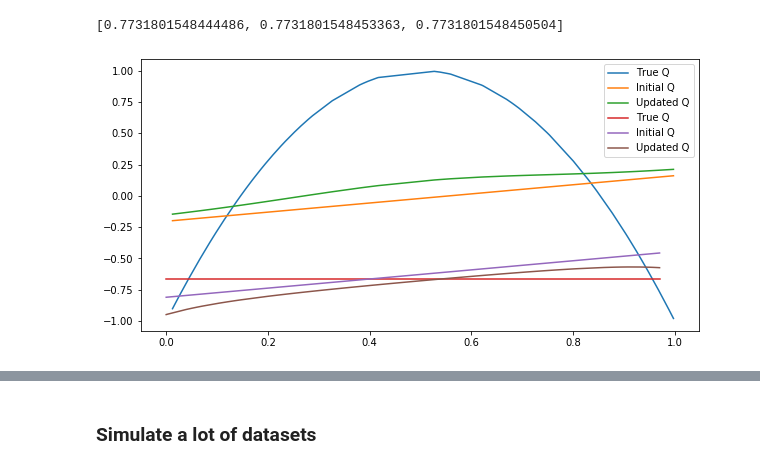
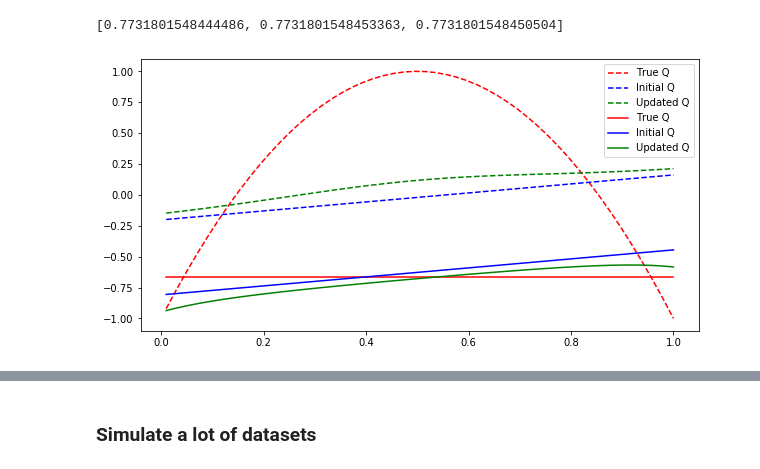
Before and after one commit to AlexanderChristgau/Semiparametric-inference, a Jupyter notebook: TMLE2.ipynb, the cells around one changed output, grey strips where cells are left out. Drawn from its saved outputs; the diff is of its cells as text; code cells hidden in the pictures.

```diff
--- a/TMLE2.ipynb
+++ b/TMLE2.ipynb
@@ -168,23 +168,19 @@ for i in range(4):
 [0.7731801548444486, 0.7731801548453363, 0.7731801548450504]
 # %%
 ## Plot the targeted Q and g:
-
-w0 = W[A==0]
-w0.sort()
-w1 = W[A==1]
-w1.sort()
+t = np.linspace(0.01,1)
 
 plt.rcParams["figure.figsize"] = (10,5)
+plt.plot(t,Q0(t/t,t), "r--", label = "True Q")
+plt.plot(t,Qi(t/t,t), "b--", label = "Initial Q")
+plt.plot(t,Q1(t/t,t), "g--", label = "Updated Q")
 
-plt.plot(w1,Q0(A[A==1],w1), label = "True Q")
-plt.plot(w1,Qi(A[A==1],w1), label = "Initial Q")
-plt.plot(w1,Q1(A[A==1],w1), label = "Updated Q")
-
-plt.plot(w0,Q0(A[A==0],w0), label = "True Q")
-plt.plot(w0,Qi(A[A==0],w0), label = "Initial Q")
-plt.plot(w0,Q1(A[A==0],w0), label = "Updated Q")
+plt.plot(t,Q0(0*t,t), "r-", label = "True Q")
+plt.plot(t,Qi(0*t,t), "b-", label = "Initial Q")
+plt.plot(t,Q1(0*t,t), "g-", label = "Updated Q")
 
 plt.legend()
+plt.savefig("Qs.pdf")
 plt.show()
 # %% [output]
-[figure, old version]
+[figure, new version]
```
Also changed, not shown: parts of 7 cells of this notebook, 1 other file.
